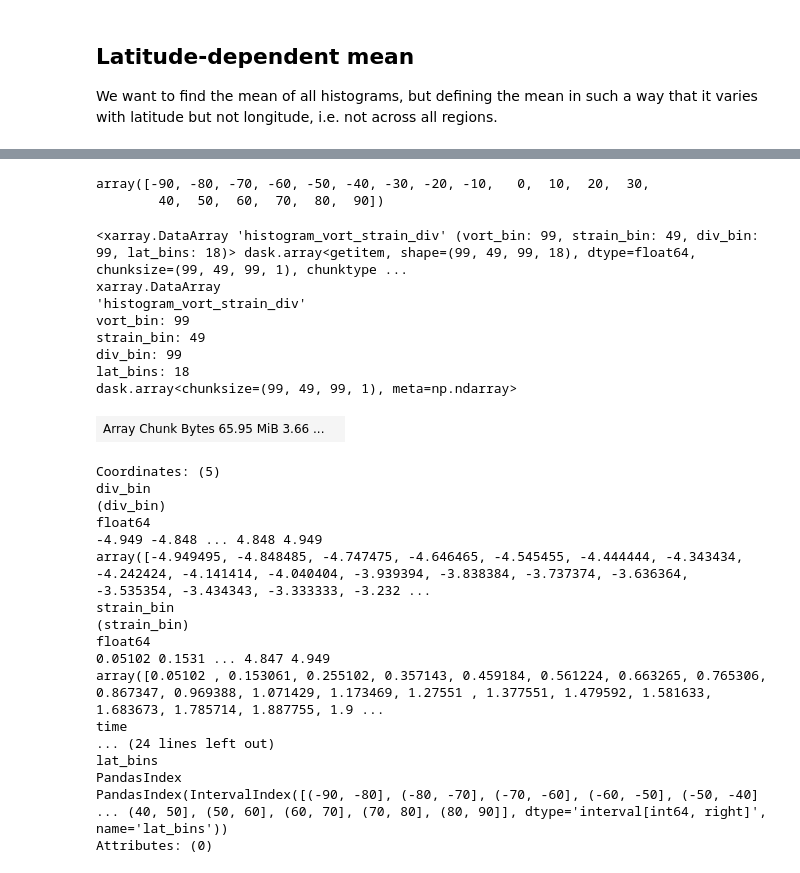
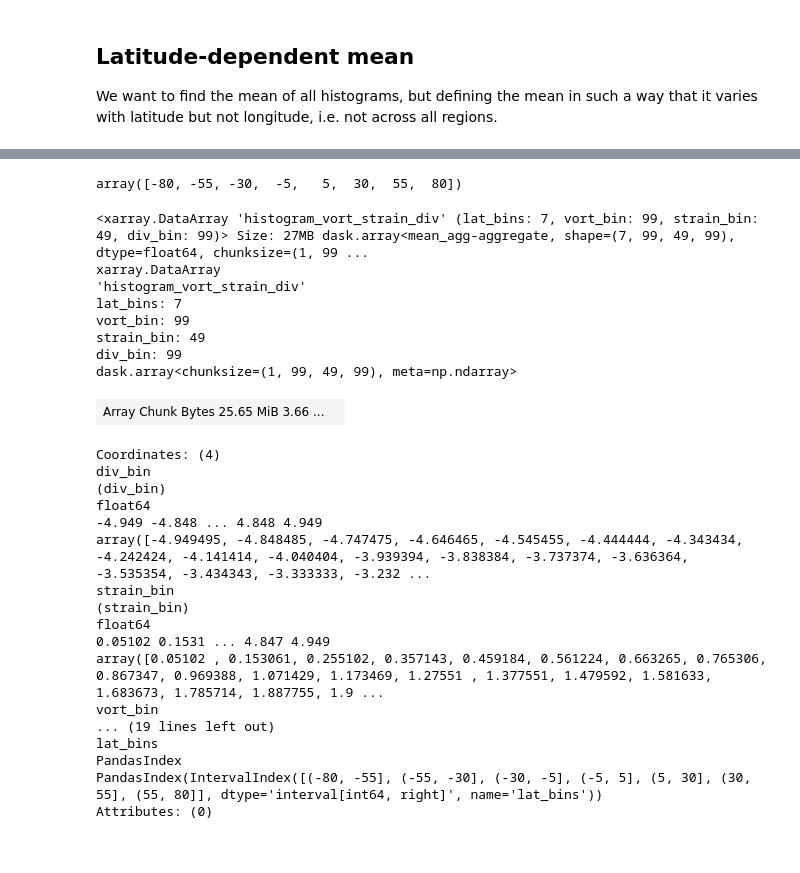
Before and after one commit to ocean-transport/llc-hero-calc, a Jupyter notebook: analysis/posters/latitude_variation.ipynb, the cells around one changed output, grey strips where cells are left out. Cells and saved outputs as stored; diff of their text form; code cells hidden in the pictures.

```diff
--- a/analysis/posters/latitude_variation.ipynb
+++ b/analysis/posters/latitude_variation.ipynb
@@ -10,7 +10,8 @@ import matplotlib.pyplot as plt
 ## Open the data
 # %%
 # data in persistent bucket
-target_url = 'gs://leap-persistent/tomnicholas/hero-calc/compute/llc4320/vort_strain_div_histogram_coarsen_nan_padding_3_hourly.zarr'
+#target_url = 'gs://leap-persistent/cspencerjones/hero-calc/compute/llc4320/masked_hist_48hr.zarr'
+target_url ='gs://leap-persistent/cspencerjones/hero-calc/compute/llc4320/masked_hist_renorm_48hr.zarr'
 # %%
 hist_ds = xr.open_dataset(target_url, engine="zarr", chunks={})
 # %%
@@ -28,7 +29,7 @@ hist_ds = hist_ds.set_xindex('region_num', PandasIndex)
 Division by 80 comes from 8 samples per day (3-hourly sampling of hourly data) over a 10-day period.
 This correction is currently required because I accidentally did `coarsen(time=8*10).sum(dim='time')` instead of `coarsen(time=8*10).mean(dim='time')` before saving to zarr.
 # %%
-hist_ds['histogram_vort_strain_div'] = hist_ds['histogram_vort_strain_div'] / 80
+#hist_ds['histogram_vort_strain_div'] = hist_ds['histogram_vort_strain_div'] / 80
 # %% [markdown]
 ## Expectation values
 # %%
@@ -275,24 +201,23 @@ PandasIndex(Float64Index([ -4.94949494949495, -4.848484848484848, -4.74747474747
 Attributes: (0)
 # %%
-lat_bin_edges = np.arange(start=-90, stop=91, step=10)
+lat_bin_edges = np.asarray([-80,-55,-30, -5, 5, 30, 55, 80])#np.arange(start=-80, stop=81, step=20)
 lat_bin_edges
 # %% [output]
-array([-90, -80, -70, -60, -50, -40, -30, -20, -10,   0,  10,  20,  30,
-        40,  50,  60,  70,  80,  90])
+array([-80, -55, -30,  -5,   5,  30,  55,  80])
 # %%
-h_vs_lat = hist_ds['histogram_vort_strain_div'].groupby_bins('lat', lat_bin_edges).mean(dim='region').isel(time=0)
+h_vs_lat = hist_ds['histogram_vort_strain_div'].groupby_bins('lat', lat_bin_edges).mean(dim='region').isel(time=slice(11,20)).mean('time')#.isel(time=slice(11,20)).isel(time=0)
 h_vs_lat
 # %% [output]
-<xarray.DataArray 'histogram_vort_strain_div' (vort_bin: 99, strain_bin: 49, div_bin: 99, lat_bins: 18)> dask.array<getitem, shape=(99, 49, 99, 18), dtype=float64, chunksize=(99, 49, 99, 1), chunktype ...
+<xarray.DataArray 'histogram_vort_strain_div' (lat_bins: 7, vort_bin: 99, strain_bin: 49, div_bin: 99)> Size: 27MB dask.array<mean_agg-aggregate, shape=(7, 99, 49, 99), dtype=float64, chunksize=(1, 99 ...
 xarray.DataArray
 'histogram_vort_strain_div'
+lat_bins: 7
 vort_bin: 99
 strain_bin: 49
 div_bin: 99
-lat_bins: 18
-dask.array<chunksize=(99, 49, 99, 1), meta=np.ndarray>
+dask.array<chunksize=(1, 99, 49, 99), meta=np.ndarray>
-| Array Chunk Bytes 65.95 MiB 3.66 ... |  |
+| Array Chunk Bytes 25.65 MiB 3.66 ... |  |
-Coordinates: (5)
+Coordinates: (4)
 div_bin
 (div_bin)
 float64
@@ -303,9 +228,9 @@ strain_bin
 float64
 0.05102 0.1531 ... 4.847 4.949
 array([0.05102 , 0.153061, 0.255102, 0.357143, 0.459184, 0.561224, 0.663265, 0.765306, 0.867347, 0.969388, 1.071429, 1.173469, 1.27551 , 1.377551, 1.479592, 1.581633, 1.683673, 1.785714, 1.887755, 1.9 ...
-time
-... (24 lines left out)
+vort_bin
+... (19 lines left out)
 lat_bins
 PandasIndex
-PandasIndex(IntervalIndex([(-90, -80], (-80, -70], (-70, -60], (-60, -50], (-50, -40] ... (40, 50], (50, 60], (60, 70], (70, 80], (80, 90]], dtype='interval[int64, right]', name='lat_bins'))
+PandasIndex(IntervalIndex([(-80, -55], (-55, -30], (-30, -5], (-5, 5], (5, 30], (30, 55], (55, 80]], dtype='interval[int64, right]', name='lat_bins'))
 Attributes: (0)
```
Also changed, not shown: parts of 24 cells of this notebook, 4 other files.
